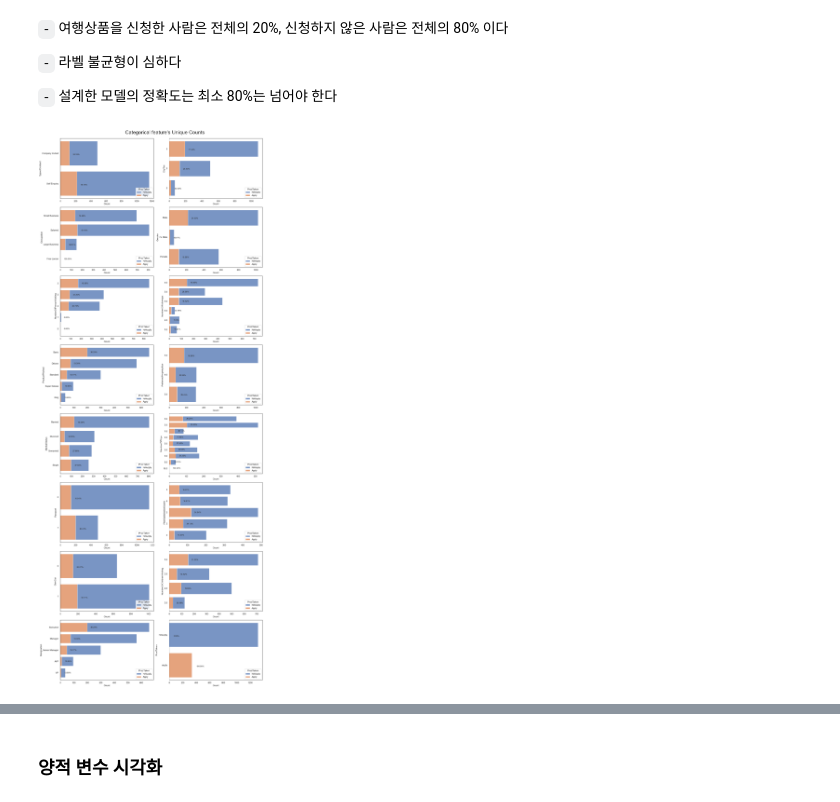
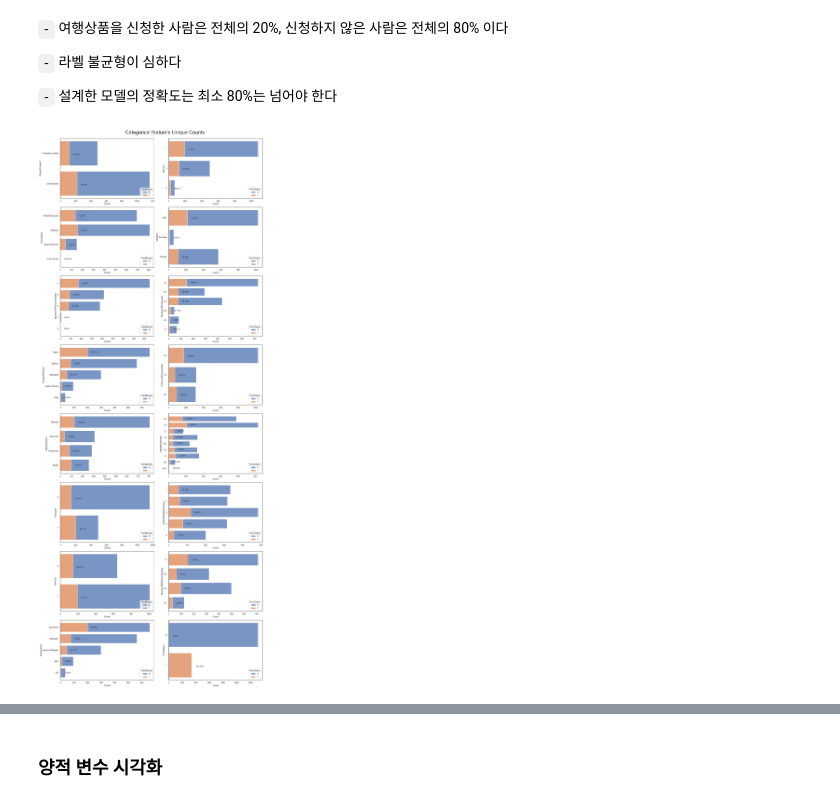
Before and after one commit to Jaesu26/Dacon-Basic, a Jupyter notebook: 여행상품-신청여부-예측/여행상품-신청여부-모델링/여행상품-신청여부-모델링.ipynb, the cells around one changed output, grey strips where cells are left out. Drawn from its saved outputs; the diff is of its cells as text; code cells hidden in the pictures.

```diff
--- a/여행상품-신청여부-예측/여행상품-신청여부-모델링/여행상품-신청여부-모델링.ipynb
+++ b/여행상품-신청여부-예측/여행상품-신청여부-모델링/여행상품-신청여부-모델링.ipynb
@@ -121,28 +121,28 @@ category_features = ['TypeofContact', 'CityTier', 'Occupation',
                      'NumberOfChildrenVisiting', 'Designation',
                      'ProdTaken']
 # %%
-def show_unique_counts(df_: pd.DataFrame, target: str, row: int, column: int) -> None:
+def show_unique_counts(df_: pd.DataFrame, category_features: list, target: str, row: int, column: int) -> None:
     """ df의 변수 중에서 범주형 변수의 unique한 값의 개수를 시각화하는 함수"""
     df = df_.copy()
     df = df.dropna()  ## 결측치 제거
     df[category_features] = df[category_features].astype('str')  ## 숫자로 코딩된 범주형 변수의 타입을 문자형으로 변경
-    features = df.columns[(df.dtypes == 'object') | (df.dtypes == 'category')]
-    fig, axs = plt.subplots(row, column, figsize=(16, 40))
+    fig, axs = plt.subplots(row, column, figsize=(16, 40))  ## figsize는 적절하게 수동으로 조절
+    assert row * column >= len(category_features), 'subplot의 개수는 범주형 변수의 개수보다 같거나 많아야 합니다'
 
-    for i, feature in enumerate(features):
+    for i, feature in enumerate(category_features):
         ax = axs[i // column][i % column]
         gg = sns.histplot(data=df, y=feature, hue=target, multiple='stack', shrink=0.8, discrete=True, ax=ax)
         fig.canvas.draw()
 
         order = [label.get_text() for label in gg.get_yticklabels()]
         max_width = max([p.get_width() for p in gg.patches])
-        sns.move_legend(gg, 'lower right', title='ProdTaken')
+        sns.move_legend(gg, 'lower right', title=target)
 
         for j, p in enumerate(gg.patches):
             try:
                 condition = f'{feature} == "{order[j]}"'
                 aa = df.query(condition)[target].value_counts()
-                text = np.round((100 * aa.to_dict().pop(df[target].sort_values().unique()[0], 0) / sum(aa)), 2) ## text => (Apply) / (Apply + NotApply)
+                text = np.round((100 * aa.to_dict().pop(df[target].sort_values().unique()[1], 0) / sum(aa)), 2) ## text => (Apply) / (Apply + NotApply)
                 gg.annotate('{:.2f}%'.format(text), (p.get_width() + 0.05*max_width, p.get_y() + 0.5*p.get_height() + 0.06)) ## text의 위치 조정
             except:
                 pass
@@ -156,6 +156,6 @@ def show_unique_counts(df_: pd.DataFrame, target: str, row: int, column: int) ->
     fig.suptitle("Categorical feature's Unique Counts\n\n", x=0.56, fontsize=25) ## default: x=0.5, y=0.98
     fig.tight_layout()
 # %%
-show_unique_counts(df, 'ProdTaken', row=8, column=2)
+show_unique_counts(df, category_features, 'ProdTaken', row=8, column=2)
 # %% [output]
-[figure, old version]
+[figure, new version]
```
Also changed, not shown: parts of 19 cells of this notebook.
